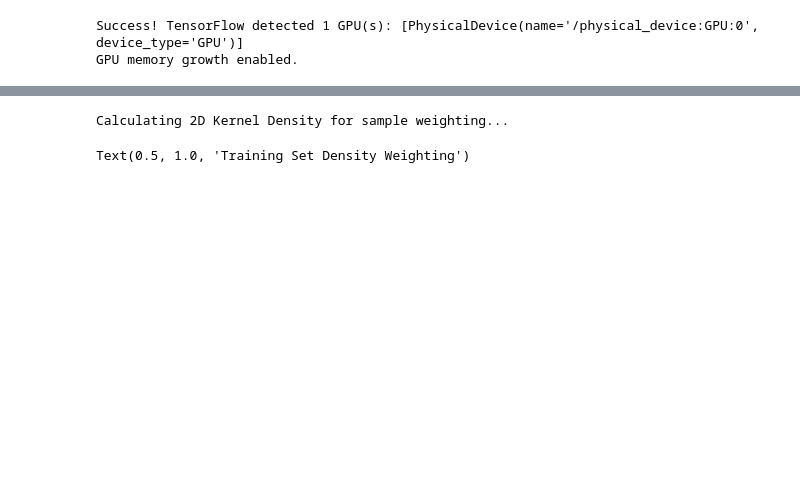
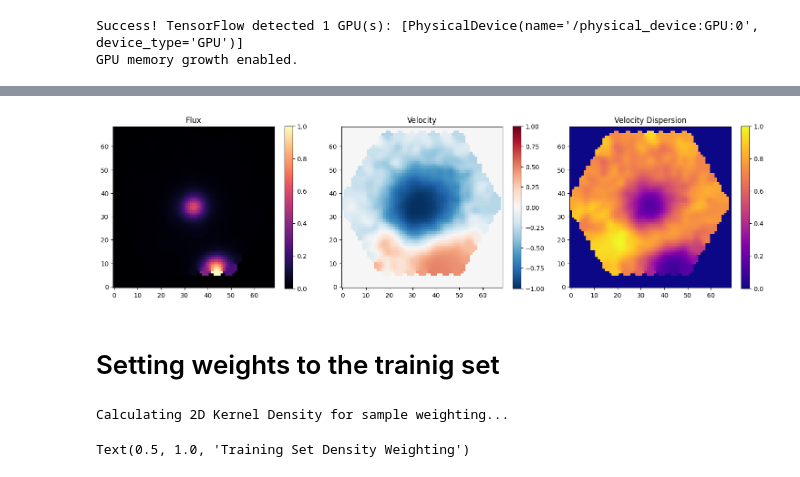
Before and after one commit to CosmicHitchhiker/ds_astro_2026s, a Jupyter notebook: final/cnn_v2.ipynb, the cells around one changed output, grey strips where cells are left out. Cells and saved outputs as stored; diff of their text form; code cells hidden in the pictures; blank space fills up the shorter version.

```diff
--- a/final/cnn_v2.ipynb
+++ b/final/cnn_v2.ipynb
@@ -147,3 +96,37 @@ Reading FITS files and handling NaNs...
+# %%
+def plot_random_galaxy_kinematics(X):
+    """
+    Randomly selects a galaxy from X and plots its 3 kinematic maps
+    (Flux, Velocity, Dispersion)
+    """
+    idx = np.random.randint(len(X))
+    galaxy = X[idx]
+
+    fig, axes = plt.subplots(1, 3, figsize=(15, 4))
+
+    im0 = axes[0].imshow(galaxy[:, :, 0], cmap='magma', origin='lower')
+    axes[0].set_title('Flux')
+    fig.colorbar(im0, ax=axes[0])
+
+    v_max = np.max(np.abs(galaxy[:, :, 1]))
+    if v_max == 0:
+        v_max = 1.0
+    im1 = axes[1].imshow(galaxy[:, :, 1], cmap='RdBu_r', origin='lower', vmin=-v_max, vmax=v_max)
+    axes[1].set_title('Velocity')
+    fig.colorbar(im1, ax=axes[1])
+
+    im2 = axes[2].imshow(galaxy[:, :, 2], cmap='plasma', origin='lower')
+    axes[2].set_title('Velocity Dispersion')
+    fig.colorbar(im2, ax=axes[2])
+
+    plt.tight_layout()
+    plt.show()
+# %%
+plot_random_galaxy_kinematics(X)
+# %% [output]
+[figure, added]
+# %% [markdown]
+# Setting weights to the trainig set
 # %%
 def compute_sample_weights(y):
     """
```
Also changed, not shown: parts of 35 cells of this notebook.
